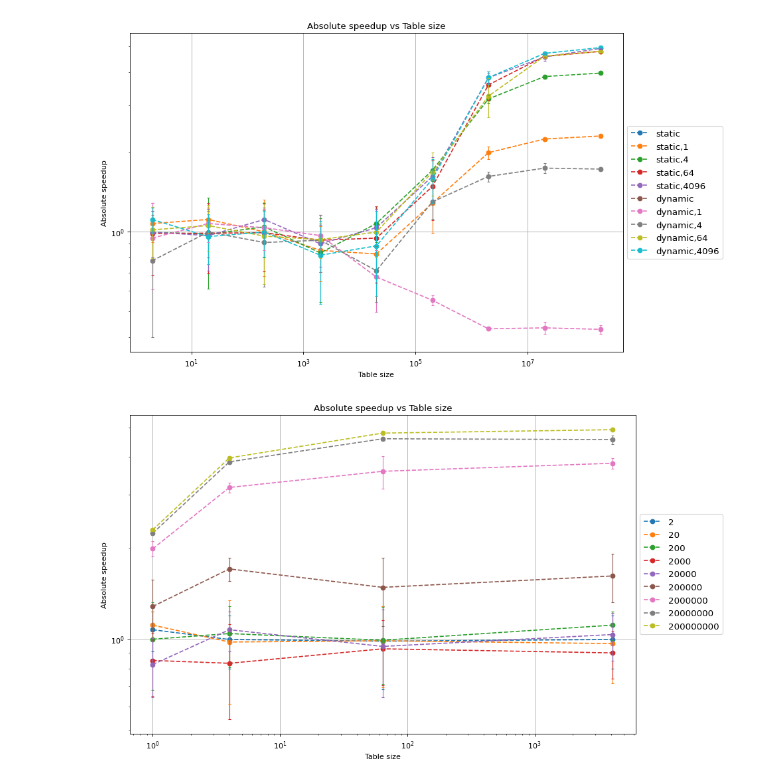
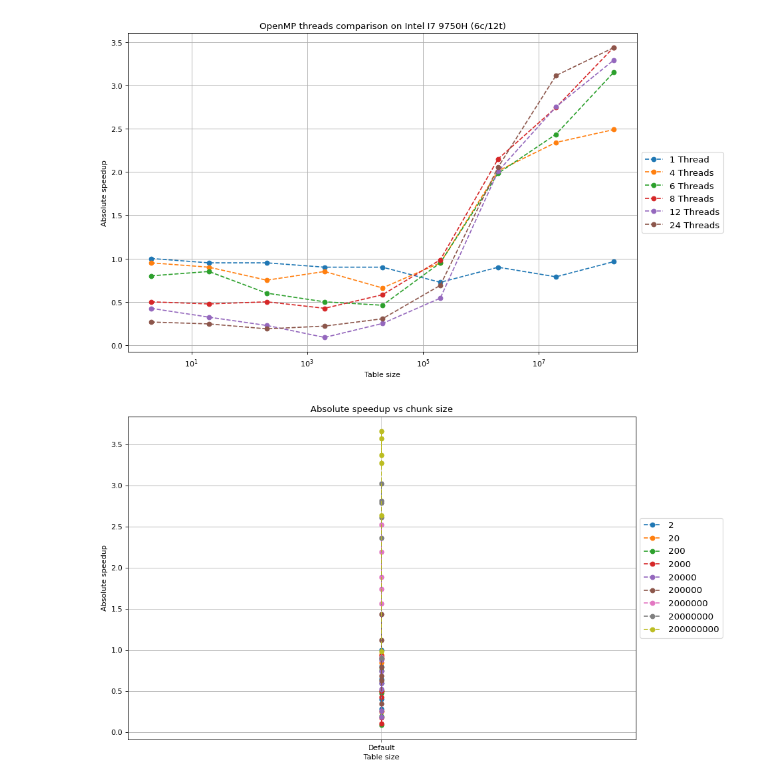
Before and after one commit to matix522/mpr_opnemp, a Jupyter notebook: notebook.ipynb, the cells around one changed output. Saved outputs shown, nothing was run; the diff lists cells and outputs as text; code cells hidden in the pictures.

```diff
--- a/notebook.ipynb
+++ b/notebook.ipynb
@@ -3,8 +3,9 @@ import matplotlib.pyplot as plt
 import pandas as pd
 import numpy as np
 # %%
-df_seq = pd.read_csv("seq_results.tsv", sep="\t")
-df_par = pd.read_csv("par_results.tsv", sep="\t")
+df_seq = pd.read_csv("seq_results_laptop.tsv", sep="\t")
+df_par = pd.read_csv("par_results_laptop.tsv", sep="\t")
+
 df_seq["type"] = "sequential"
 df_par["type"] = "parallel"
 
@@ -26,7 +27,7 @@ def chunk_size(scheduling):
     try:
         return int(scheduling.split(",")[1])
     except IndexError:
-        return None
+        return 'Default'
 
 df["time"] = df["time"].apply(convert_time)
 
@@ -41,7 +42,7 @@ def calculate_absolute_speedup(df):
 
 df = df.groupby(['tab_size'], as_index=False).apply(calculate_absolute_speedup)
 
-df = df.groupby(['type', 'tab_size', 'scheduling_type', 'scheduling_chunk_size'], as_index=False).agg({'time':['mean','std'], 'absolute_speedup':['mean','std']})
+df = df.groupby(['type', 'tab_size', 'scheduling_type', 'threads', 'scheduling_chunk_size'], as_index=False).agg({'time':['mean','std'], 'absolute_speedup':['mean','std']})
 
 # tmp = df.groupby(['type', 'problem_size', 'instance_type'], as_index=False)
 
@@ -65,11 +70,11 @@ df
 def add_to_plot(x, y, df, color, label, div = None):
     if div is None:
         df = df.sort_values(by=[x])
-        plt.loglog(df[x], df[y]["mean"], 'o--', color=color, label=label)
-        plt.errorbar(df[x], df[y]["mean"], df[y]["std"], linestyle='None', color=color, zorder=3, elinewidth=1, capsize=2)
+        plt.plot(df[x], df[y]["mean"], 'o--', color=color, label=label)
+#         plt.errorbar(df[x], df[y]["mean"], df[y]["std"], linestyle='None', color=color, zorder=3, elinewidth=1, capsize=2)
     else:
         df = df.sort_values(by=[x])
-        plt.loglog(df[x], df[y]["mean"] / df[y].iloc[0]["mean"], 'o--', color=color, label=label)
+        plt.plot(df[x], df[y]["mean"] / df[y].iloc[0]["mean"], 'o--', color=color, label=label)
 #         plt.errorbar(df[x], df[y]["mean"], df[y]["std"] / df[y].iloc[0]["std"], linestyle='None', color=color, zorder=3, elinewidth=1, capsize=2)
 # %%
 import matplotlib.colors as mcolors
@@ -79,27 +82,40 @@ colors = list(mcolors.TABLEAU_COLORS)
 # %%
-plt.figure(figsize=(12, 7), dpi=80)
-plt.title("Absolute speedup vs Table size")
+fig = plt.figure(figsize=(12, 7), dpi=80)
+plt.title("OpenMP threads comparison on Intel I7 9750H (6c/12t)")
 plt.xlabel("Table size")
 plt.ylabel("Absolute speedup")
 
-add_to_plot('tab_size', 'absolute_speedup', df[(df['type'] == 'parallel') & (df['scheduling_type'] == 'static') & (df['scheduling_chunk_size'] == None)], colors[0], "static")
-add_to_plot('tab_size', 'absolute_speedup', df[(df['type'] == 'parallel') & (df['scheduling_type'] == 'static') & (df['scheduling_chunk_size'] == 1)], colors[1], "static,1")
-add_to_plot('tab_size', 'absolute_speedup', df[(df['type'] == 'parallel') & (df['scheduling_type'] == 'static') & (df['scheduling_chunk_size'] == 4)], colors[2], "static,4")
-add_to_plot('tab_size', 'absolute_speedup', df[(df['type'] == 'parallel') & (df['scheduling_type'] == 'static') & (df['scheduling_chunk_size'] == 64)], colors[3], "static,64")
-add_to_plot('tab_size', 'absolute_speedup', df[(df['type'] == 'parallel') & (df['scheduling_type'] == 'static') & (df['scheduling_chunk_size'] == 4096)], colors[4], "static,4096")
+ax = fig.add_subplot(1, 1, 1)
 
-add_to_plot('tab_size', 'absolute_speedup', df[(df['type'] == 'parallel') & (df['scheduling_type'] == 'dynamic') & (df['scheduling_chunk_size'] == None)], colors[5], "dynamic")
-add_to_plot('tab_size', 'absolute_speedup', df[(df['type'] == 'parallel') & (df['scheduling_type'] == 'dynamic') & (df['scheduling_chunk_size'] == 1)], colors[6], "dynamic,1")
-add_to_plot('tab_size', 'absolute_speedup', df[(df['type'] == 'parallel') & (df['scheduling_type'] == 'dynamic') & (df['scheduling_chunk_size'] == 4)], colors[7], "dynamic,4")
-add_to_plot('tab_size', 'absolute_speedup', df[(df['type'] == 'parallel') & (df['scheduling_type'] == 'dynamic') & (df['scheduling_chunk_size'] == 64)], colors[8], "dynamic,64")
-add_to_plot('tab_size', 'absolute_speedup', df[(df['type'] == 'parallel') & (df['scheduling_type'] == 'dynamic') & (df['scheduling_chunk_size'] == 4096)], colors[9], "dynamic,4096")
+
+add_to_plot('tab_size', 'absolute_speedup', df[(df['type'] == 'parallel') & (df['scheduling_type'] == 'guided') & (df['threads'] == 1)], colors[0], "1 Thread")
+add_to_plot('tab_size', 'absolute_speedup', df[(df['type'] == 'parallel') & (df['scheduling_type'] == 'guided') & (df['threads'] == 4)], colors[1], "4 Threads")
+add_to_plot('tab_size', 'absolute_speedup', df[(df['type'] == 'parallel') & (df['scheduling_type'] == 'guided') & (df['threads'] == 6)], colors[2], "6 Threads")
+add_to_plot('tab_size', 'absolute_speedup', df[(df['type'] == 'parallel') & (df['scheduling_type'] == 'guided') & (df['threads'] == 8)], colors[3], "8 Threads")
+add_to_plot('tab_size', 'absolute_speedup', df[(df['type'] == 'parallel') & (df['scheduling_type'] == 'guided') & (df['threads'] == 12)], colors[4], "12 Threads")
+add_to_plot('tab_size', 'absolute_speedup', df[(df['type'] == 'parallel') & (df['scheduling_type'] == 'guided') & (df['threads'] == 24)], colors[5], "24 Threads")
+
+# add_to_plot('tab_size', 'absolute_speedup', df[(df['type'] == 'parallel') & (df['scheduling_type'] == 'dynamic') & (df['scheduling_chunk_size'] == None)], colors[5], "dynamic")
+# add_to_plot('tab_size', 'absolute_speedup', df[(df['type'] == 'parallel') & (df['scheduling_type'] == 'dynamic') & (df['scheduling_chunk_size'] == 1)], colors[6], "dynamic,1")
+# add_to_plot('tab_size', 'absolute_speedup', df[(df['type'] == 'parallel') & (df['scheduling_type'] == 'dynamic') & (df['scheduling_chunk_size'] == 4)], colors[7], "dynamic,4")
+# add_to_plot('tab_size', 'absolute_speedup', df[(df['type'] == 'parallel') & (df['scheduling_type'] == 'dynamic') & (df['scheduling_chunk_size'] == 64)], colors[8], "dynamic,64")
+# add_to_plot('tab_size', 'absolute_speedup', df[(df['type'] == 'parallel') & (df['scheduling_type'] == 'dynamic') & (df['scheduling_chunk_size'] == 4096)], colors[9], "dynamic,4096")
+
+y_vals = df[(df['tab_size'] == df['tab_size'].max())]['time']['mean']
+
+
+plt.yticks(y_vals[np.isnan(y_vals) == False])
+
+ax.set_xscale('log')
+ax.set_yscale('linear')
+
 
 plt.legend(loc='center left', bbox_to_anchor=(1, 0.5), prop={'size': 12})
 plt.tight_layout()
 plt.grid()
 plt.show()
 # %% [output]
-[figure, old version]
+[figure, new version]
 # %%
 plt.figure(figsize=(12, 7), dpi=80)
 plt.title("Absolute speedup vs chunk size" )
@@ -120,4 +136,4 @@ plt.tight_layout()
 plt.grid()
 plt.show()
 # %% [output]
-[figure, old version]
+[figure, new version]
```
Also changed, not shown: parts of 2 cells of this notebook, 11 other files.
